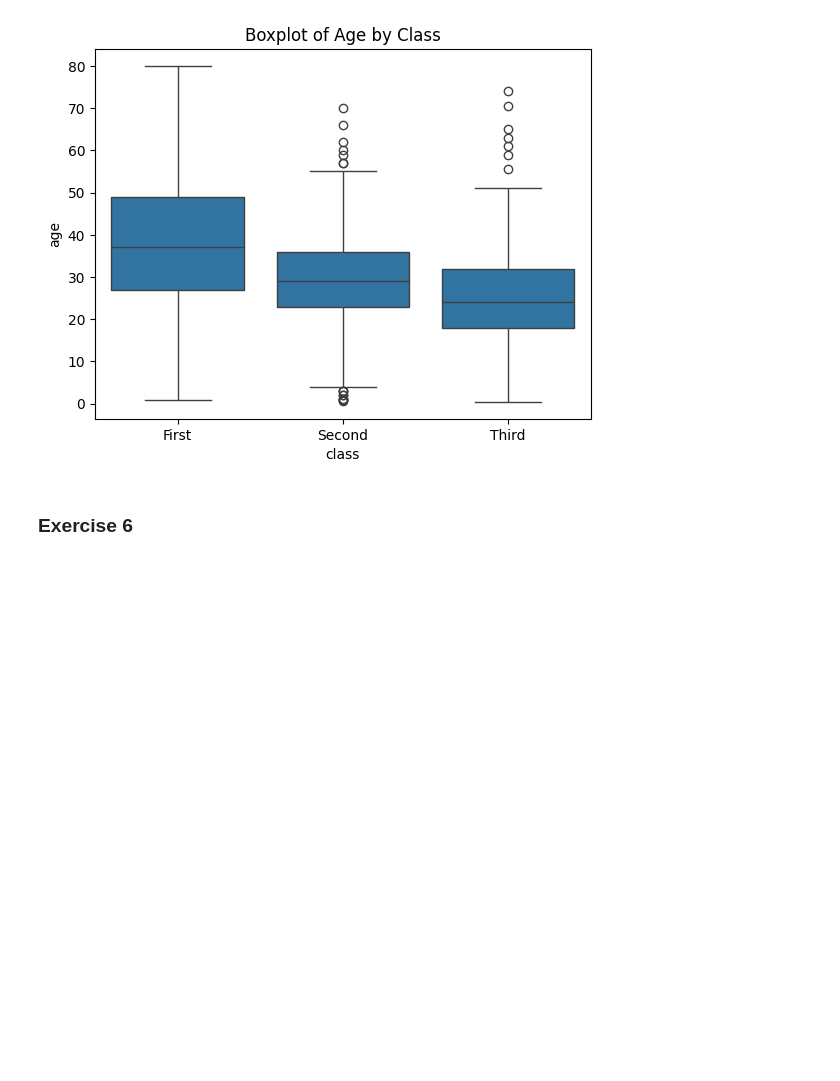
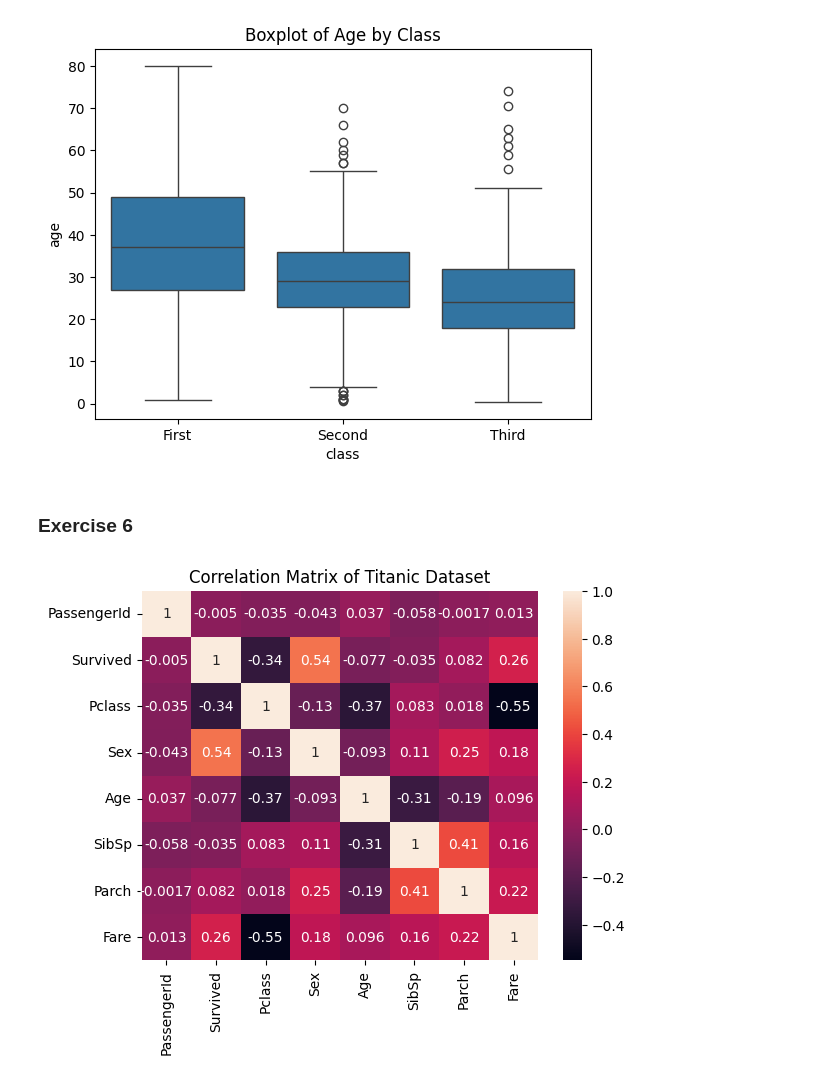
Before and after one commit to abubakarp789/100DaysofBytewise, a Jupyter notebook: Day7/Day7.ipynb, the cells around one changed output. Saved outputs shown, nothing was run; the diff lists cells and outputs as text; code cells hidden in the pictures; blank space fills up the shorter version.

```diff
--- a/Day7/Day7.ipynb
+++ b/Day7/Day7.ipynb
@@ -68,8 +68,12 @@ plt.show()
 # %% [markdown]
 ### Exercise 6
 # %%
-matrix = dataset.corr()
+numeric_dataset = dataset.select_dtypes(include=['float64', 'int64'])
+matrix = numeric_dataset.corr()
 
+# Now, you can calculate the correlation matrix and plot it
 sns.heatmap(matrix, annot=True)
 plt.title('Correlation Matrix of Titanic Dataset')
 plt.show()
+# %% [output]
+[figure, added]
```
Also changed, not shown: parts of 6 cells of this notebook.
